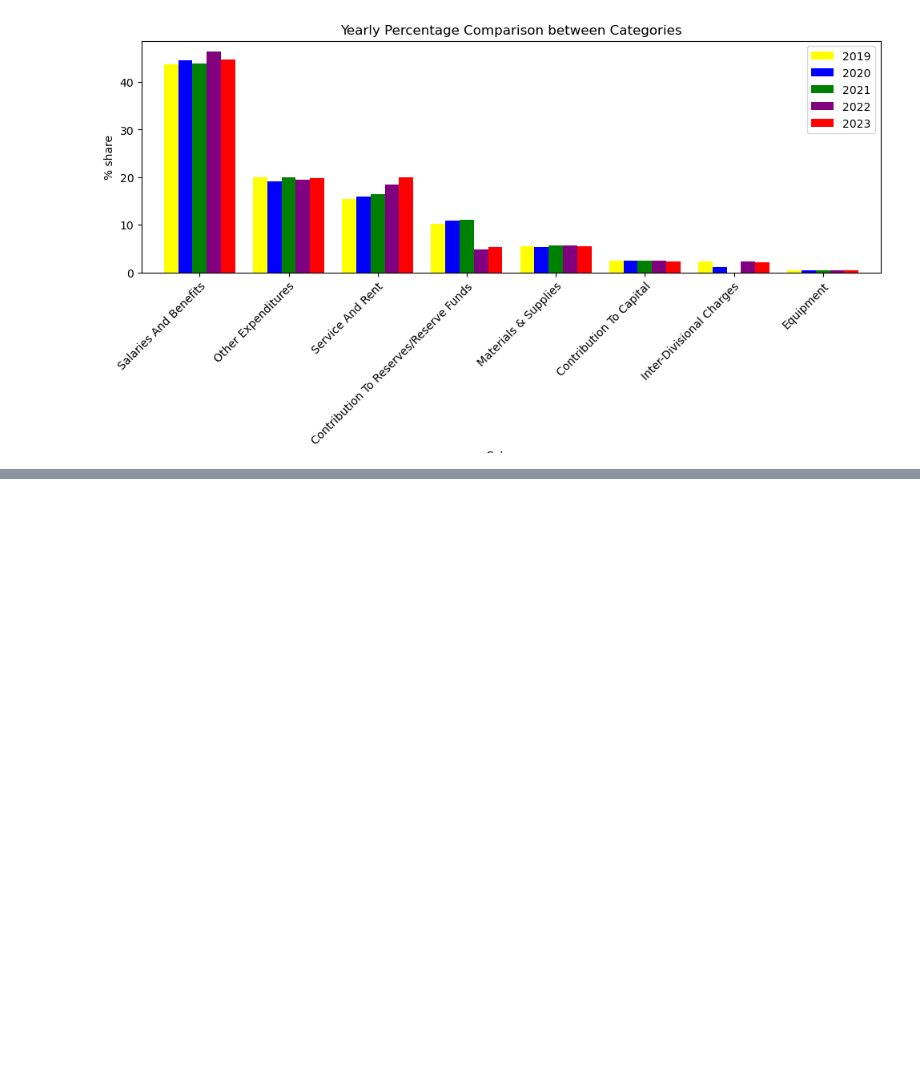
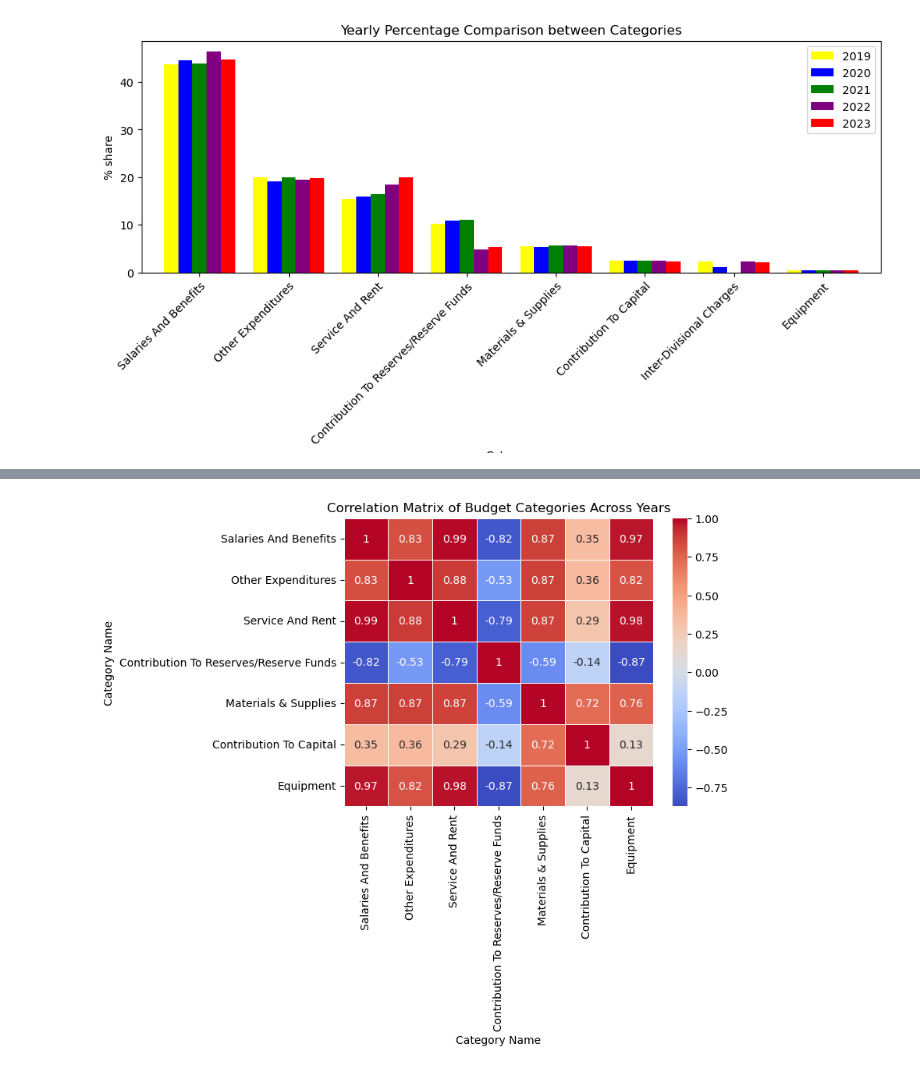
Before and after one commit to aayushgambhir2023/DA-Project-1, a Jupyter notebook: Cat-SubCat Analysis.ipynb, the cells around one changed output, grey strips where cells are left out. Cells and saved outputs as stored; diff of their text form; code cells hidden in the pictures; blank space fills up the shorter version.

```diff
--- a/Cat-SubCat Analysis.ipynb
+++ b/Cat-SubCat Analysis.ipynb
@@ -573,0 +653,16 @@ plt.show()
+# %%
+import seaborn as sns
+import matplotlib.pyplot as plt
+
+# Transpose the DataFrame so that categories are rows and years are columns
+transposed_df = merged_df_ak_final.set_index('Category Name').T
+
+# Calculate the correlation matrix
+correlation_matrix = transposed_df.corr()
+
+# Plot heatmap
+sns.heatmap(correlation_matrix, annot=True, cmap='coolwarm', linewidths=.5)
+plt.title("Correlation Matrix of Budget Categories Across Years")
+plt.show()
+# %% [output]
+[figure, added]
```
Also changed, not shown: parts of 13 cells of this notebook.
